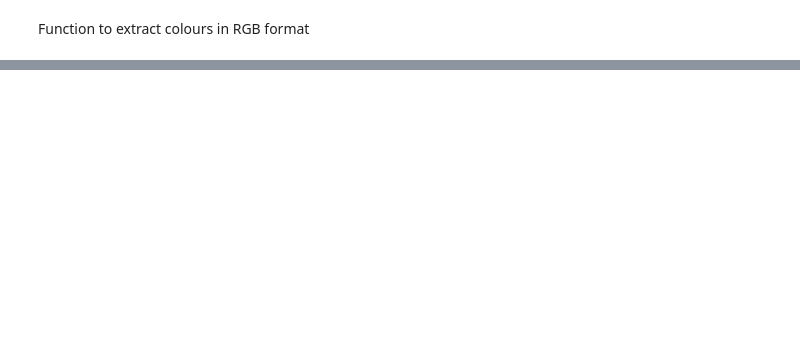
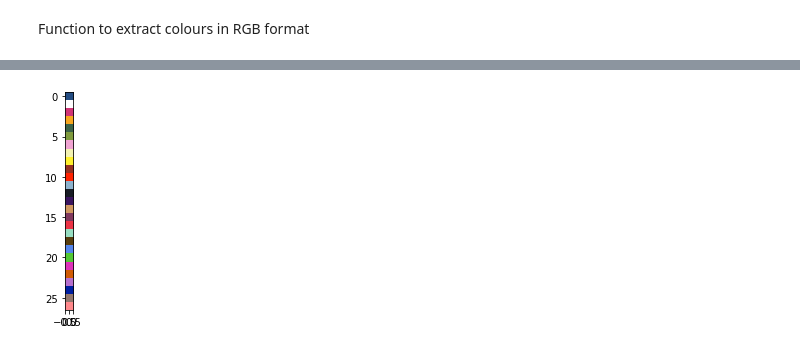
Before and after one commit to Santhana9/Colour-Identification, a Jupyter notebook: Task_2_Colour_Identification.ipynb, the cells around one changed output, grey strips where cells are left out. Cells and saved outputs as stored; diff of their text form; code cells hidden in the pictures; blank space fills up the shorter version.

```diff
--- a/Task_2_Colour_Identification.ipynb
+++ b/Task_2_Colour_Identification.ipynb
@@ -118,8 +124,6 @@ def color_extraction(path):
    color_list = [[i[0]] for i in colors]
    plt.imshow(np.array(color_list))
    plt.show()
-   image = get_image(path)
-   plt.imshow(image)
 # %%
 color_extraction("ci1.jpg")
 # %% [output]
@@ -126,0 +131,4 @@ AttributeError: ignored
+# %%
+color_extraction("ci2.jpg")
+# %% [output]
+[figure, added]
```
Also changed, not shown: parts of 5 cells of this notebook.
